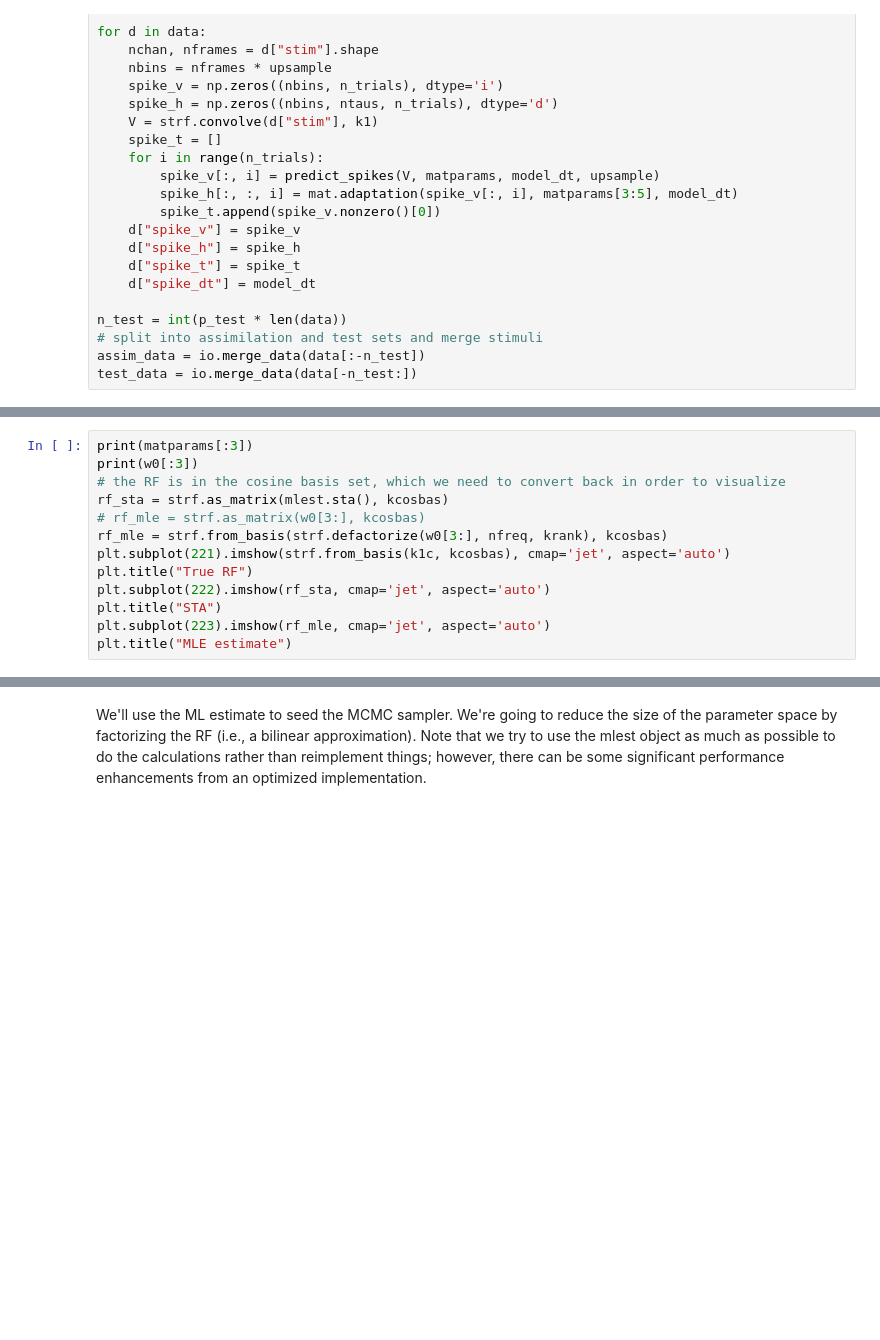
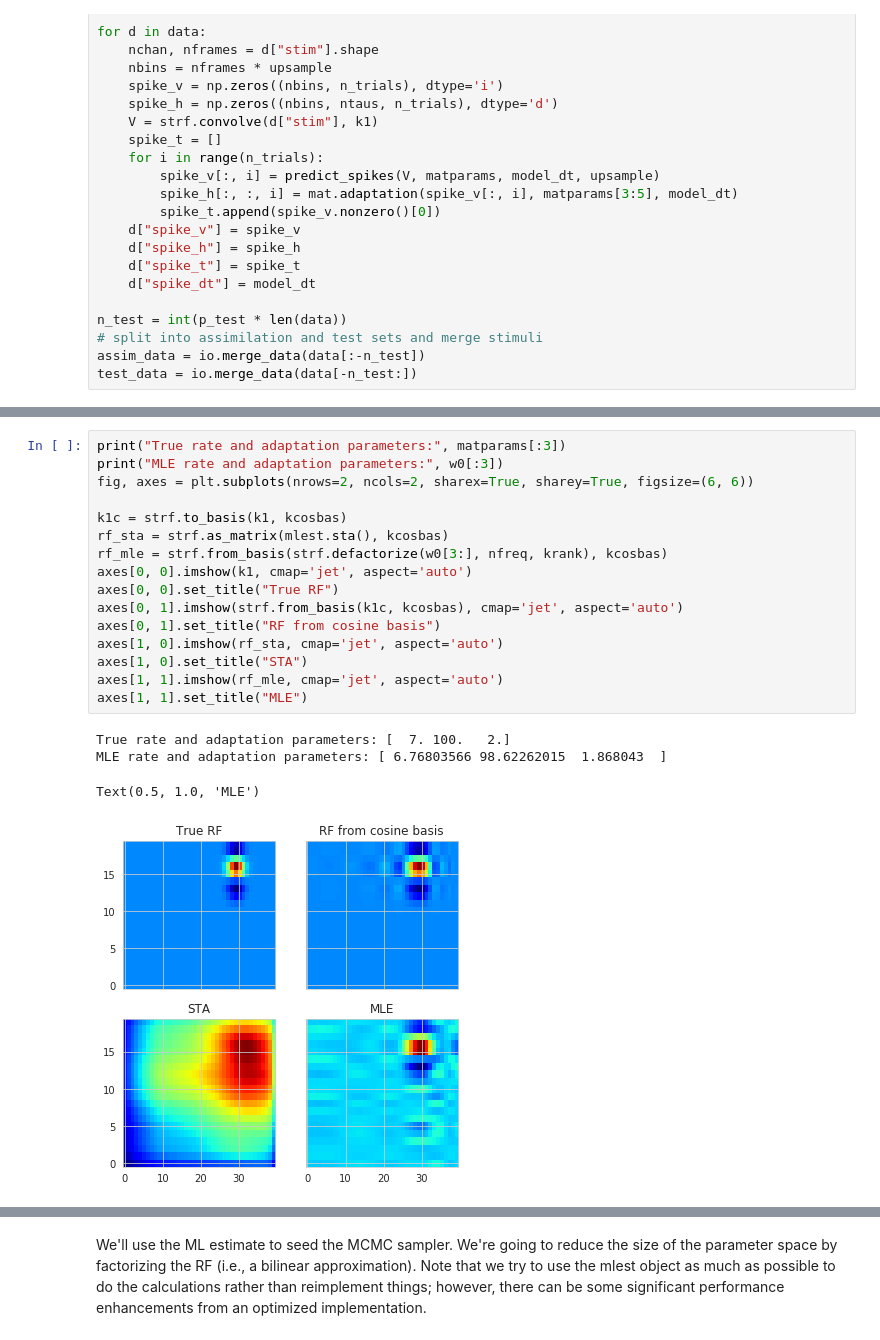
Before and after one commit to melizalab/dstrf, a Jupyter notebook: notebooks/glmat/glmat_2dbi_song_twin.ipynb, the cells around one changed output, grey strips where cells are left out. Drawn from its saved outputs; the diff is of its cells as text; blank space fills up the shorter version.

```diff
--- a/notebooks/glmat/glmat_2dbi_song_twin.ipynb
+++ b/notebooks/glmat/glmat_2dbi_song_twin.ipynb
@@ -199,16 +247,24 @@ w0 = best[2]
 # %%
-print(matparams[:3])
-print(w0[:3])
-# the RF is in the cosine basis set, which we need to convert back in order to visualize
+print("True rate and adaptation parameters:", matparams[:3])
+print("MLE rate and adaptation parameters:", w0[:3])
+fig, axes = plt.subplots(nrows=2, ncols=2, sharex=True, sharey=True, figsize=(6, 6))
+
+k1c = strf.to_basis(k1, kcosbas)
 rf_sta = strf.as_matrix(mlest.sta(), kcosbas)
-# rf_mle = strf.as_matrix(w0[3:], kcosbas)
 rf_mle = strf.from_basis(strf.defactorize(w0[3:], nfreq, krank), kcosbas)
-plt.subplot(221).imshow(strf.from_basis(k1c, kcosbas), cmap='jet', aspect='auto')
-plt.title("True RF")
-plt.subplot(222).imshow(rf_sta, cmap='jet', aspect='auto')
-plt.title("STA")
-plt.subplot(223).imshow(rf_mle, cmap='jet', aspect='auto')
-plt.title("MLE estimate")
+axes[0, 0].imshow(k1, cmap='jet', aspect='auto')
+axes[0, 0].set_title("True RF")
+axes[0, 1].imshow(strf.from_basis(k1c, kcosbas), cmap='jet', aspect='auto')
+axes[0, 1].set_title("RF from cosine basis")
+axes[1, 0].imshow(rf_sta, cmap='jet', aspect='auto')
+axes[1, 0].set_title("STA")
+axes[1, 1].imshow(rf_mle, cmap='jet', aspect='auto')
+axes[1, 1].set_title("MLE")
+# %% [output]
+True rate and adaptation parameters: [  7. 100.   2.]
+MLE rate and adaptation parameters: [ 6.76803566 98.62262015  1.868043  ]
+Text(0.5, 1.0, 'MLE')
+[figure, added]
 # %%
 mat.random_seed(1)
 t_stim = np.linspace(0, test_data["duration"], test_data["stim"].shape[1])
```
Also changed, not shown: parts of 29 cells of this notebook.
